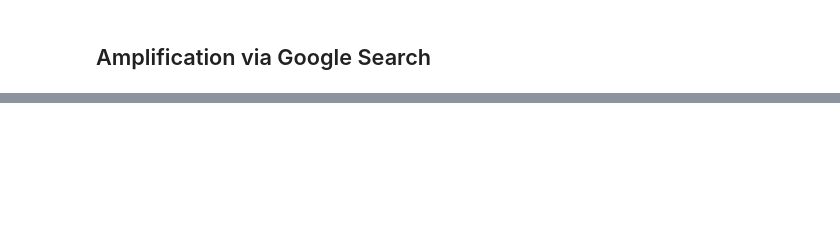
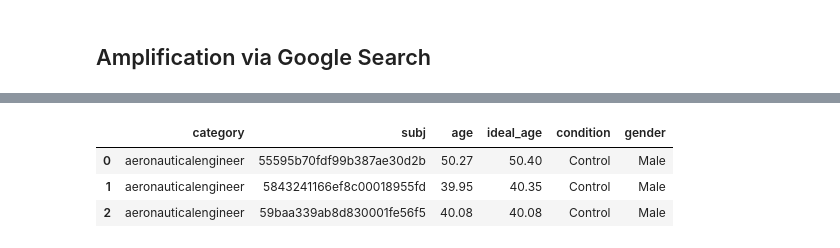
Before and after one commit to romgzn/Data_Analysis_Machine_Learning_Assignments, a Jupyter notebook: second_assignment/age_gender_cor.ipynb, the cells around one changed output, grey strips where cells are left out. Drawn from its saved outputs; the diff is of its cells as text; code cells hidden in the pictures; blank space fills up the shorter version.

```diff
--- a/second_assignment/age_gender_cor.ipynb
+++ b/second_assignment/age_gender_cor.ipynb
@@ -210,0 +213,7 @@ exp_treat['age_diff'] = exp_treat['age'] - exp_treat['category'].map(control_mea
+# %%
+control_treat_df.head(3)
+# %% [output]
+|  | category | subj | age | ideal_age | condition | gender |
+| 0 | aeronauticalengineer | 55595b70fdf99b387ae30d2b | 50.27 | 50.40 | Control | Male |
+| 1 | aeronauticalengineer | 5843241166ef8c00018955fd | 39.95 | 40.35 | Control | Male |
+| 2 | aeronauticalengineer | 59baa339ab8d830001fe56f5 | 40.08 | 40.08 | Control | Male |
```
Also changed, not shown: parts of 14 cells of this notebook.
